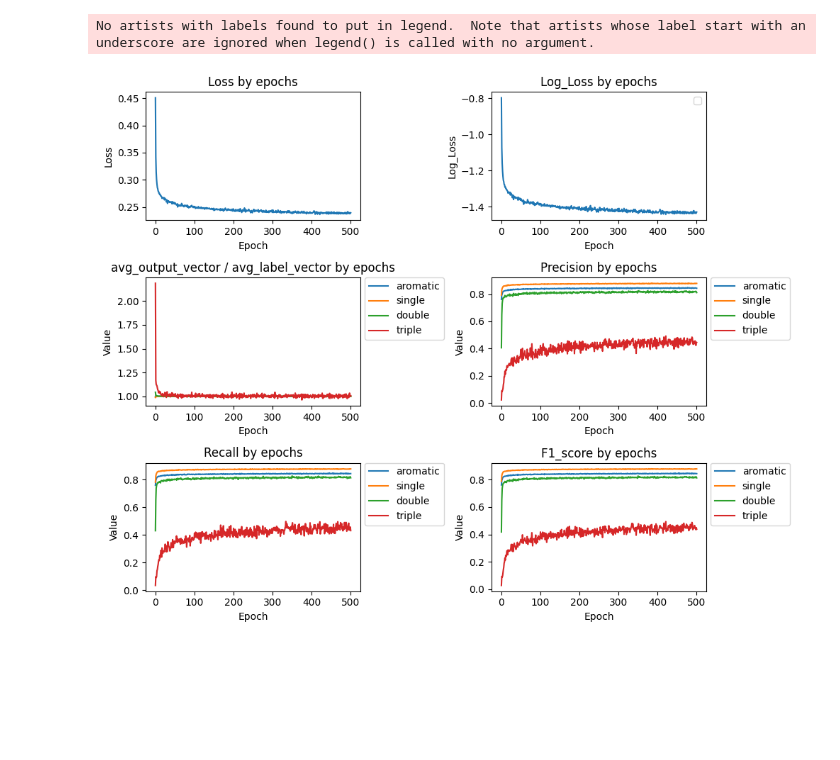
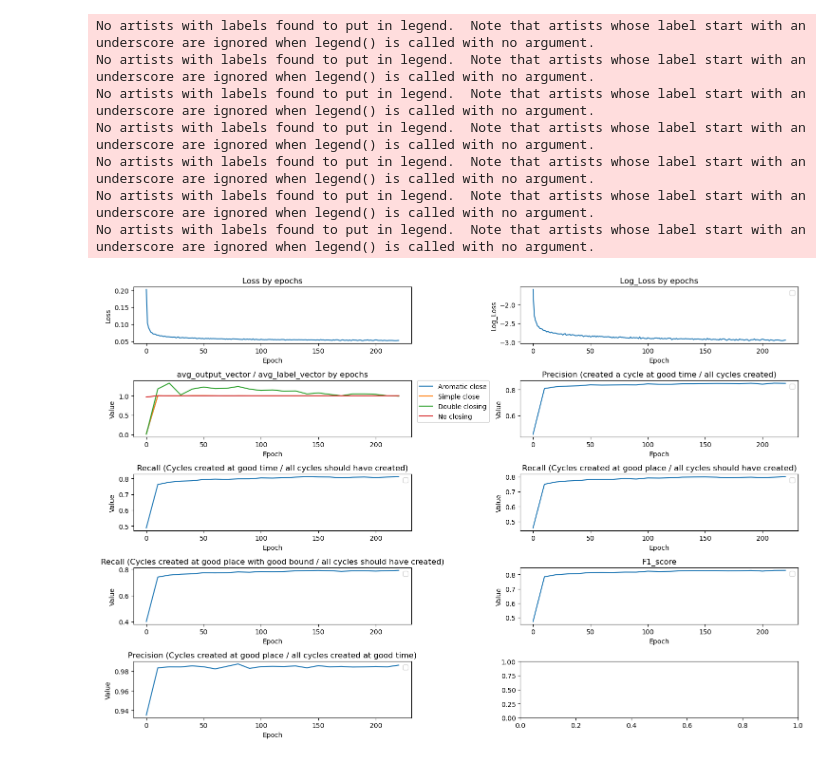
Before and after one commit to Moleculo-Tutti/MolGen, a Jupyter notebook: Train/plot_train.ipynb, the cells around one changed output. Saved outputs shown, nothing was run; the diff lists cells and outputs as text; code cells hidden in the pictures; blank space fills up the shorter version.

```diff
--- a/Train/plot_train.ipynb
+++ b/Train/plot_train.ipynb
@@ -16,7 +37,13 @@ No artists with labels found to put in legend.  Note that artists whose label st
 # %%
-dirpath = Path('.') / 'GNN2/experiments/GNN2_500_big/training_history.csv'
-plot_history_GNN2(dirpath)
+dirpath = Path('.') / 'GNN3' / 'experiments' / 'GNN3_charged' / 'training_history.csv'
+plot_history_GNN3(dirpath)
 # %% [output]
 No artists with labels found to put in legend.  Note that artists whose label start with an underscore are ignored when legend() is called with no argument.
+No artists with labels found to put in legend.  Note that artists whose label start with an underscore are ignored when legend() is called with no argument.
+No artists with labels found to put in legend.  Note that artists whose label start with an underscore are ignored when legend() is called with no argument.
+No artists with labels found to put in legend.  Note that artists whose label start with an underscore are ignored when legend() is called with no argument.
+No artists with labels found to put in legend.  Note that artists whose label start with an underscore are ignored when legend() is called with no argument.
+No artists with labels found to put in legend.  Note that artists whose label start with an underscore are ignored when legend() is called with no argument.
+No artists with labels found to put in legend.  Note that artists whose label start with an underscore are ignored when legend() is called with no argument.
-[figure, old version]
+[figure, new version]
 # %%
```
Also changed, not shown: parts of 6 cells of this notebook, 2 other files.
